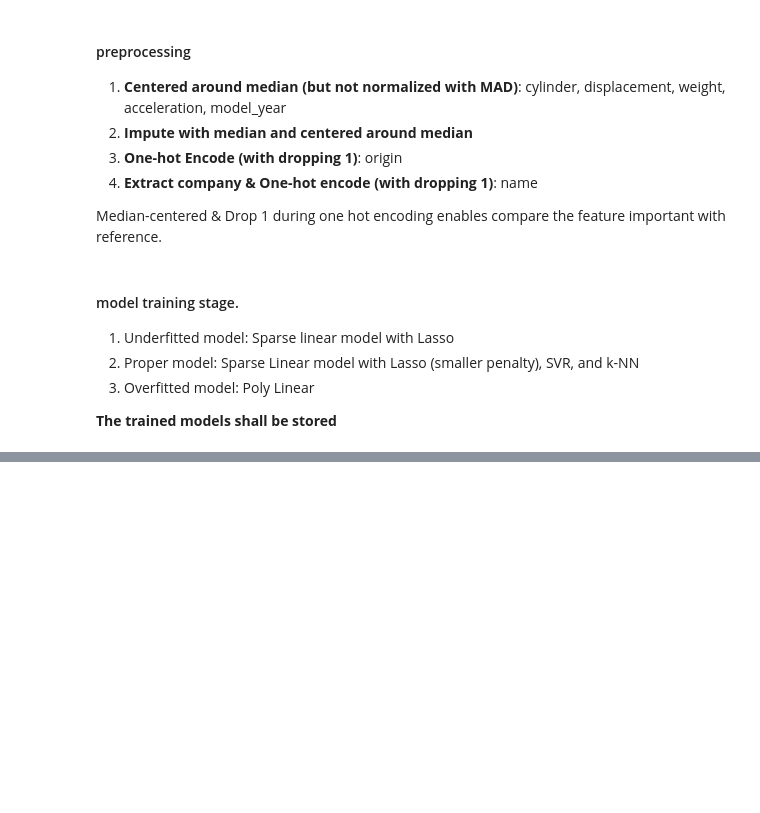
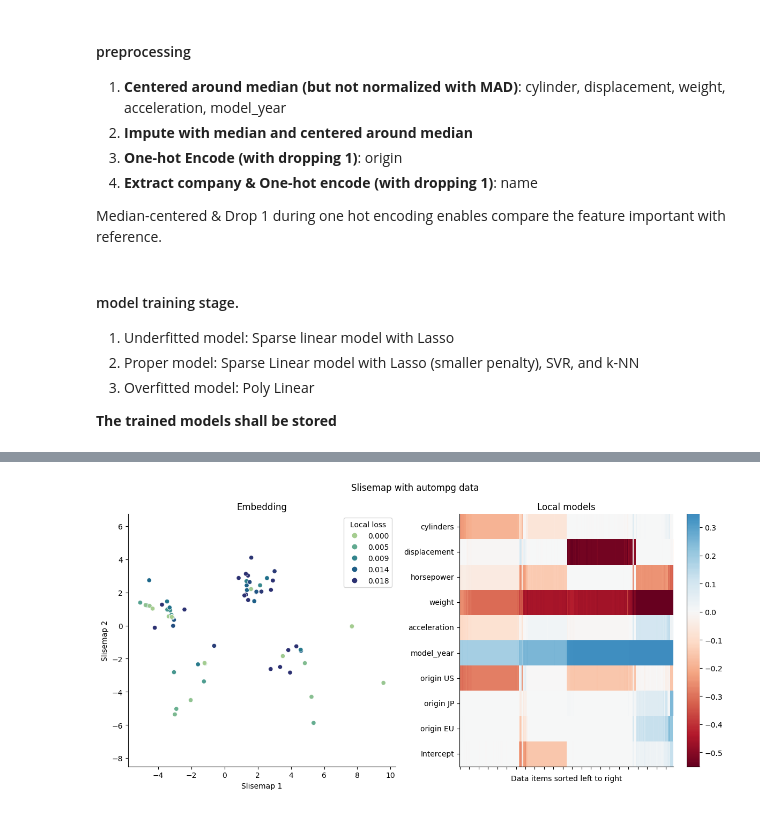
Before and after one commit to cica34/summer24, a Jupyter notebook: autompg.ipynb, the cells around one changed output, grey strips where cells are left out. Saved outputs shown, nothing was run; the diff lists cells and outputs as text; code cells hidden in the pictures; blank space fills up the shorter version.

Commit message:
Try out slisemap, PDP and ALE on Boston housing dataset

```diff
--- a/autompg.ipynb
+++ b/autompg.ipynb
@@ -101,3 +71,10 @@ def get_feature_names_out(pipeline):
+# %%
+scale_x = StandardScaler()
+scale_y = StandardScaler()
+X = np.concatenate([scale_x.fit_transform(X0[:, :-3]), X0[:, -3:]], axis=1)
+y = scale_y.fit_transform(y0[:, None])
+
+X, X_test, y, y_test = train_test_split(X, y, test_size=0.3, random_state=42)
 # %% [markdown]
 #### model training stage.
 1. Underfitted model: Sparse linear model with Lasso
@@ -115,12 +84,0 @@ from pygam import LinearGAM, s, f, te
-# %%
-# training an underfitted model
-"""
-sparselr_underfit_pipeline = Pipeline(steps=[
-    ('preprocessor', preprocessor),
-    ('model', Lasso(fit_intercept=False, alpha=.1, max_iter=100))
-])
-sparselr_underfit_pipeline.fit(X, y)
-y_pred = sparselr_underfit_pipeline.predict(X)
-mse = mean_squared_error(y, y_pred)
-mse
-#"""
@@ -129,10 +84,0 @@ mse
-# %%
-sparsel_proper_pipeline = Pipeline(steps=[
-    ('preprocessor', preprocessor),
-    ('poly_features', PolynomialFeatures(degree=2, include_bias=False)),
-    ('model', LinearRegression(fit_intercept=False))
-])
-sparsel_proper_pipeline.fit(X, y)
-y_pred = sparsel_proper_pipeline.predict(X)
-mse = mean_squared_error(y, y_pred)
-mse
@@ -144,0 +85,3 @@ joblib.dump(sparsel_proper_pipeline, 'Models/Autompg_overfitted_poly.pkl')
+# %%
+random_forest = RandomForestRegressor(random_state=42).fit(X, y.ravel())
+y2 = random_forest.predict(X)
@@ -144,0 +108,14 @@ joblib.dump(sparsel_proper_pipeline, 'Models/Autompg_overfitted_poly.pkl')
+# %%
+# Slisemap
+sm = Slisemap(X, y2, lasso=0.01, random_state=42)
+sm.optimise()
+print(f"Loss: {sm.value()}")
+sm.metadata.set_variables(names) # Store variable names
+sm.metadata.set_targets("MPG") # Store target names
+sm.metadata.set_scale_Y(scale_y.mean_, scale_y.scale_) # Store y normalisation
+sm.metadata.set_scale_X(  # Store X normalisation
+    np.concatenate((scale_x.mean_, np.zeros(3))),
+    np.concatenate((scale_x.scale_, np.ones(3)))
+)
+sm.plot(title="Slisemap with autompg data")
+# %% [output]
@@ -144,0 +123 @@ joblib.dump(sparsel_proper_pipeline, 'Models/Autompg_overfitted_poly.pkl')
+[figure, added]
```
Also changed, not shown: parts of 22 cells of this notebook, 5 other files.
